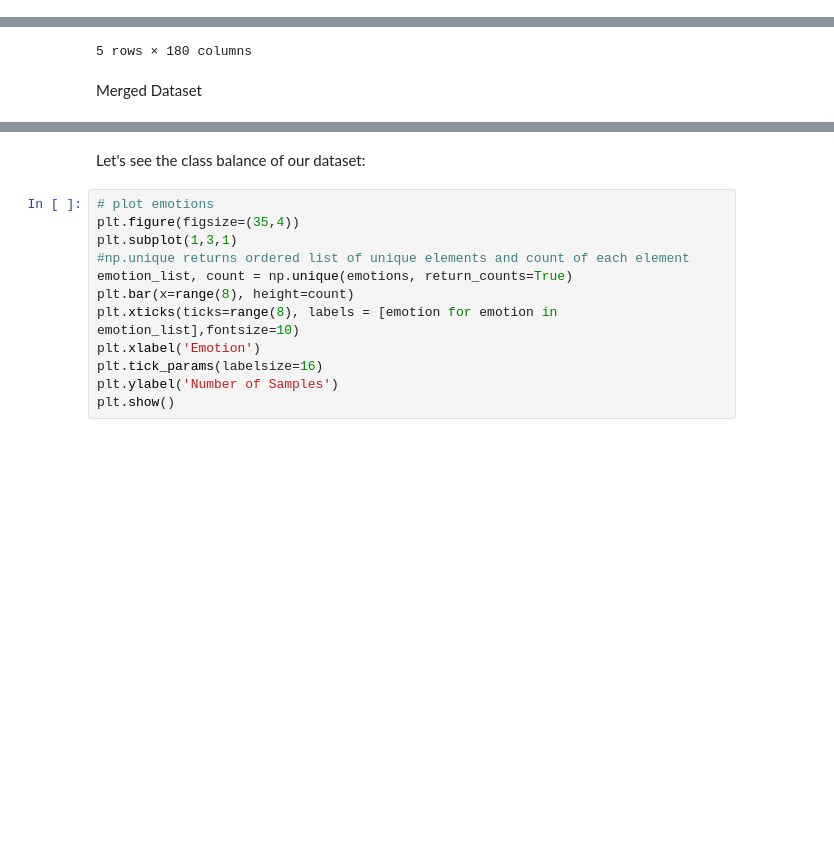
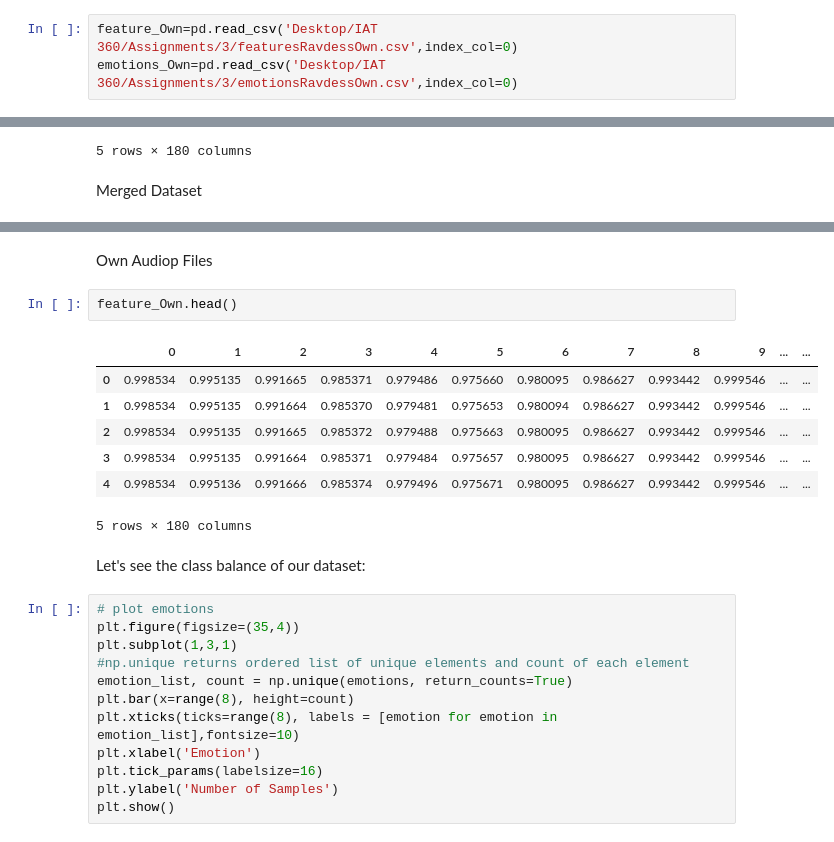
Before and after one commit to Ry-an7/Week3-ClassicML, a Jupyter notebook: Week_3_MachineLearning.ipynb, the cells around one changed output, grey strips where cells are left out. Saved outputs shown, nothing was run; the diff lists cells and outputs as text; blank space fills up the shorter version.

```diff
--- a/Week_3_MachineLearning.ipynb
+++ b/Week_3_MachineLearning.ipynb
@@ -340,3 +364,6 @@ FileNotFoundError: [Errno 2] No such file or directory: 'Desktop/IAT 360/Assignm
+# %%
+feature_Own=pd.read_csv('Desktop/IAT 360/Assignments/3/featuresRavdessOwn.csv',index_col=0)
+emotions_Own=pd.read_csv('Desktop/IAT 360/Assignments/3/emotionsRavdessOwn.csv',index_col=0)
 # %% [markdown]
 let's see if they have been loaded correctly!
 # %%
@@ -356,3 +391,15 @@ features2.head()
+# %% [markdown]
+Own Audiop Files
+# %%
+feature_Own.head()
+# %% [output]
+|  | 0 | 1 | 2 | 3 | 4 | 5 | 6 | 7 | 8 | 9 | ... | ... |
+| 0 | 0.998534 | 0.995135 | 0.991665 | 0.985371 | 0.979486 | 0.975660 | 0.980095 | 0.986627 | 0.993442 | 0.999546 | ... | ... |
+| 1 | 0.998534 | 0.995135 | 0.991664 | 0.985370 | 0.979481 | 0.975653 | 0.980094 | 0.986627 | 0.993442 | 0.999546 | ... | ... |
+| 2 | 0.998534 | 0.995135 | 0.991665 | 0.985372 | 0.979488 | 0.975663 | 0.980095 | 0.986627 | 0.993442 | 0.999546 | ... | ... |
+| 3 | 0.998534 | 0.995135 | 0.991664 | 0.985371 | 0.979484 | 0.975657 | 0.980095 | 0.986627 | 0.993442 | 0.999546 | ... | ... |
+| 4 | 0.998534 | 0.995136 | 0.991666 | 0.985374 | 0.979496 | 0.975671 | 0.980095 | 0.986627 | 0.993442 | 0.999546 | ... | ... |
+5 rows × 180 columns
 # %% [markdown]
 Let's see the class balance of our dataset:
 # %%
```
Also changed, not shown: parts of 13 cells of this notebook.
